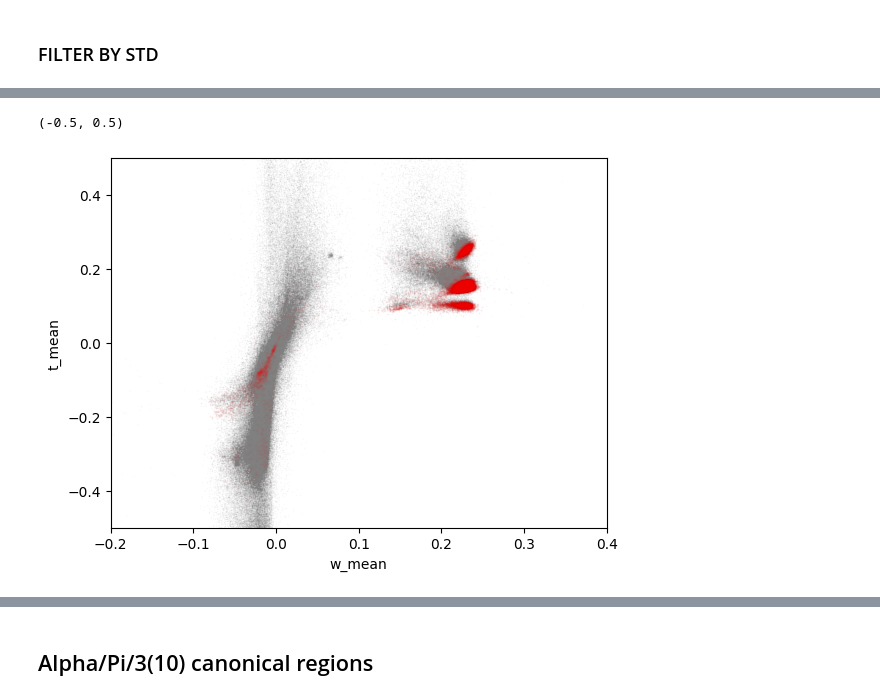
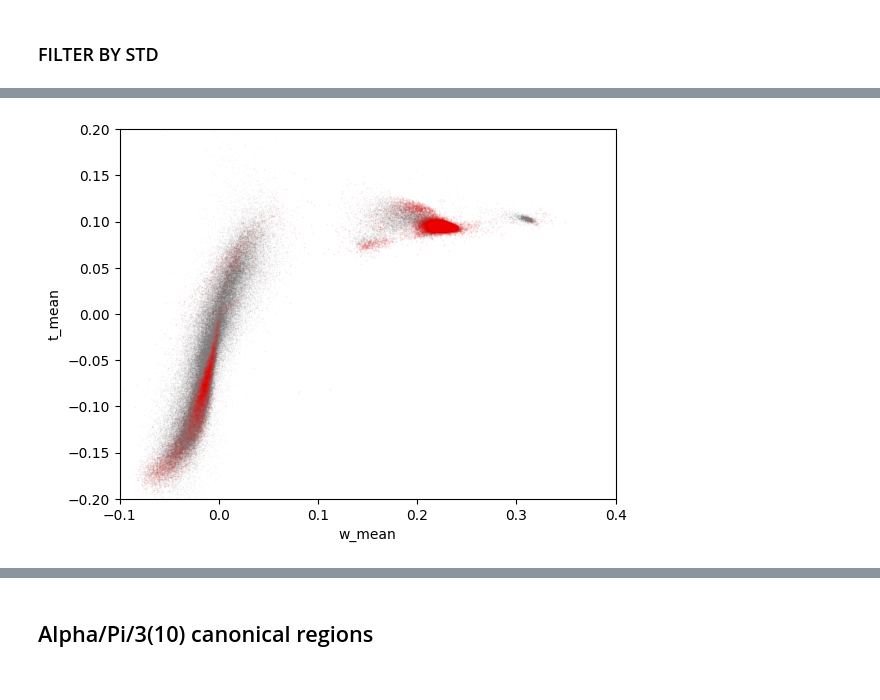
Before and after one commit to labstructbioinf/SSAxgeo, a Jupyter notebook: notebooks/SetCanonicalRegions.ipynb, the cells around one changed output, grey strips where cells are left out. Drawn from its saved outputs; the diff is of its cells as text; code cells hidden in the pictures.

```diff
--- a/notebooks/SetCanonicalRegions.ipynb
+++ b/notebooks/SetCanonicalRegions.ipynb
@@ -8,8 +8,10 @@ import hdbscan
 import numpy as np
 # %%
 # set input variables
-#grp_frag_df_flpath = "/home/antonio/Projects/HlxCnt/BC70/grp_frag_df_clust-70.p"
-grp_frag_df_flpath = "/home/ubuntu/Projects/git_stuff/SSAxgeo/grp_frag_df_clust-95.p"
+grp_frag_df_flpath = "/home/antonio/Projects/HlxCnt/BC30/grp_frag_df_clust-30.p"
+#grp_frag_df_flpath = "/home/antonio/Projects/HlxCnt/grp_frag_df_clust-90.p"
+
+#grp_frag_df_flpath = "/home/ubuntu/Projects/git_stuff/SSAxgeo/grp_frag_df_clust-30.p"
 
 save_dir = "./"
 min_size = 4
@@ -31,3 +33,24 @@ len(grp_frag_df)
+# %%
+def count_occurrences_above_threshold(arr, threshold_percentage=75):
+
+    unique_elements, counts = np.unique(arr, return_counts=True)
+    try:
+        total_elements = len(arr)
+    except(TypeError):
+        return None
+    # Calculate the occurrence percentages
+    percentages = (counts / total_elements) * 100
+
+    # Find elements with occurrence higher than the threshold
+    result = unique_elements[percentages > threshold_percentage]
+
+    if len(result) > 0:
+        assert(len(result) == 1)
+        return result.tolist()[0]
+    else:
+        return None
+
+grp_frag_df["ss_major"] = grp_frag_df["ss"].apply(count_occurrences_above_threshold, threshold_percentage=75)
 # %% [markdown]
 ## Filtering fragments
 # %%
@@ -126,8 +163,8 @@ plt.ylim(-0.5,0.5)
 # %%
 sns.scatterplot(data=grp_fdf_1, x="w_mean", y="t_mean", s=1, alpha=0.05, c="grey")
 sns.scatterplot(data=grp_fdf_new, x="w_mean", y="t_mean", s=2, alpha=0.05, c="red")
-plt.xlim(-0.2,0.4)
-plt.ylim(-0.5,0.5)
+plt.xlim(-0.1,0.4)
+plt.ylim(-0.2,0.2)
+plt.savefig(save_dir+"filtered_by_std_30.png", dpi=300)
 # %% [output]
-(-0.5, 0.5)
-[figure, old version]
+[figure, new version]
```
Also changed, not shown: parts of 57 cells of this notebook.
